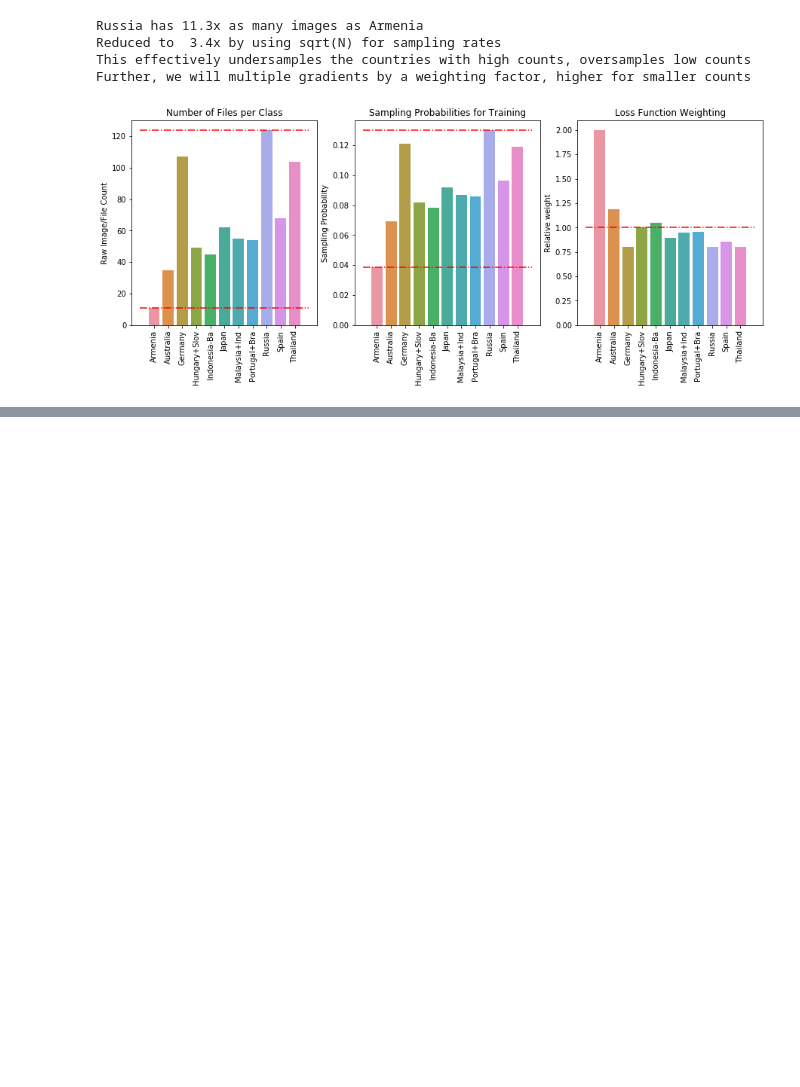
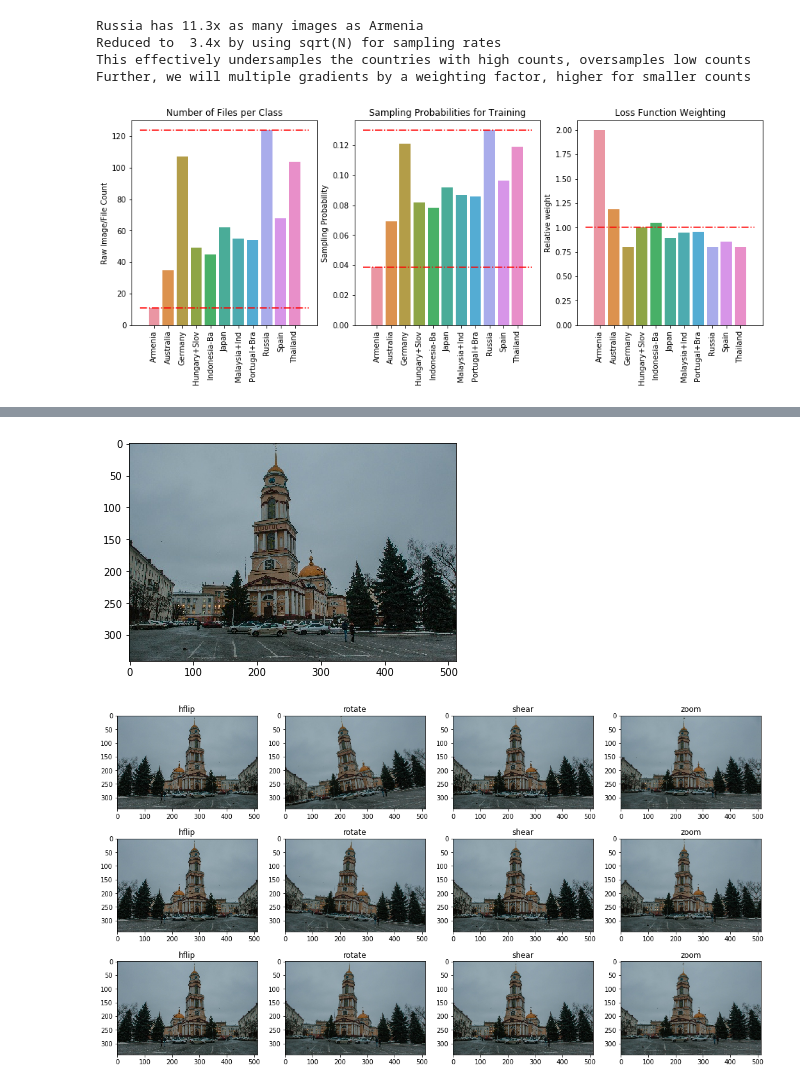
Before and after one commit to etotheipi/church_temple_classify, a Jupyter notebook: load_and_preprocess_data.ipynb, the cells around one changed output, grey strips where cells are left out. Drawn from its saved outputs; the diff is of its cells as text; code cells hidden in the pictures; blank space fills up the shorter version.

Commit message:
Most load/preproc/aug work is done

```diff
--- a/load_and_preprocess_data.ipynb
+++ b/load_and_preprocess_data.ipynb
@@ -178,13 +221,13 @@ Test the methods above to confirm they do what we expect them to.  Since some of
 # Above cell simply wrote out the .py file.  Need to import it now.
 from load_and_preprocess_data import *
 # %%
-train_info = collect_filename_mapping('train_imgs')
+all_train_info = TrainDataInfo('train_imgs')
 total_imgs = 0
-fn_map = train_info.filename_map
+fn_map = all_train_info.filename_map
 
 # These are primarily for display purposes
-for country in train_info.country_names:
-    n_imgs = train_info.get_country_count(country)
+for country in all_train_info.country_names:
+    n_imgs = all_train_info.get_country_count(country)
     total_imgs += n_imgs
     print(f'Country {country.ljust(30)} has {n_imgs} images')
 print(f'Total image count across all countries: {total_imgs}')
@@ -293,0 +424,14 @@ Sampling without replacement seems to work
+# %%
+img = ImageUtilities.load_image(all_train_info.filename_map['Russia'][np.random.choice(100)])
+plt.imshow(img)
+augs = ImageUtilities.AUGMENTATIONS
+augtypes = sorted(augs.keys())
+fig,axs = plt.subplots(3, len(augtypes), figsize=(18,10))
+for r in range(3):
+    for c in range(len(augtypes)):
+        aug_str = augtypes[c]
+        axs[r][c].imshow(augs[aug_str](img))
+        axs[r][c].set_title(aug_str)
+# %% [output]
+[figure, added]
+[figure, added]
```
Also changed, not shown: parts of 22 cells of this notebook, 7 other files.
